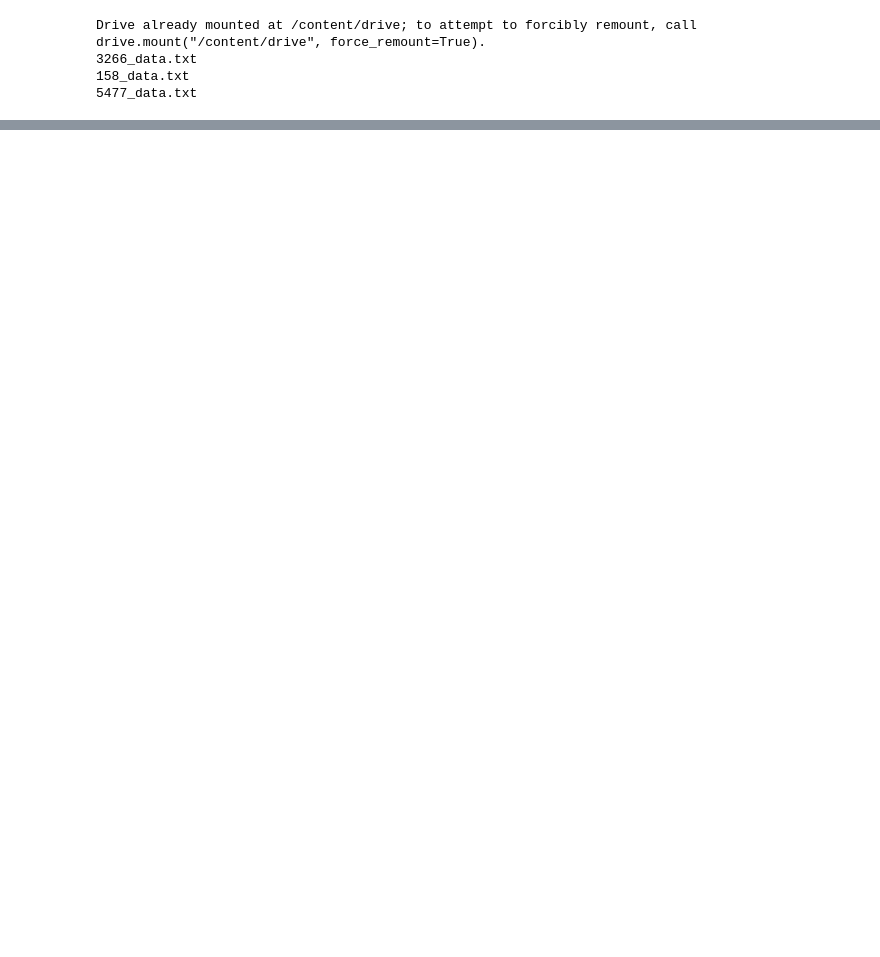
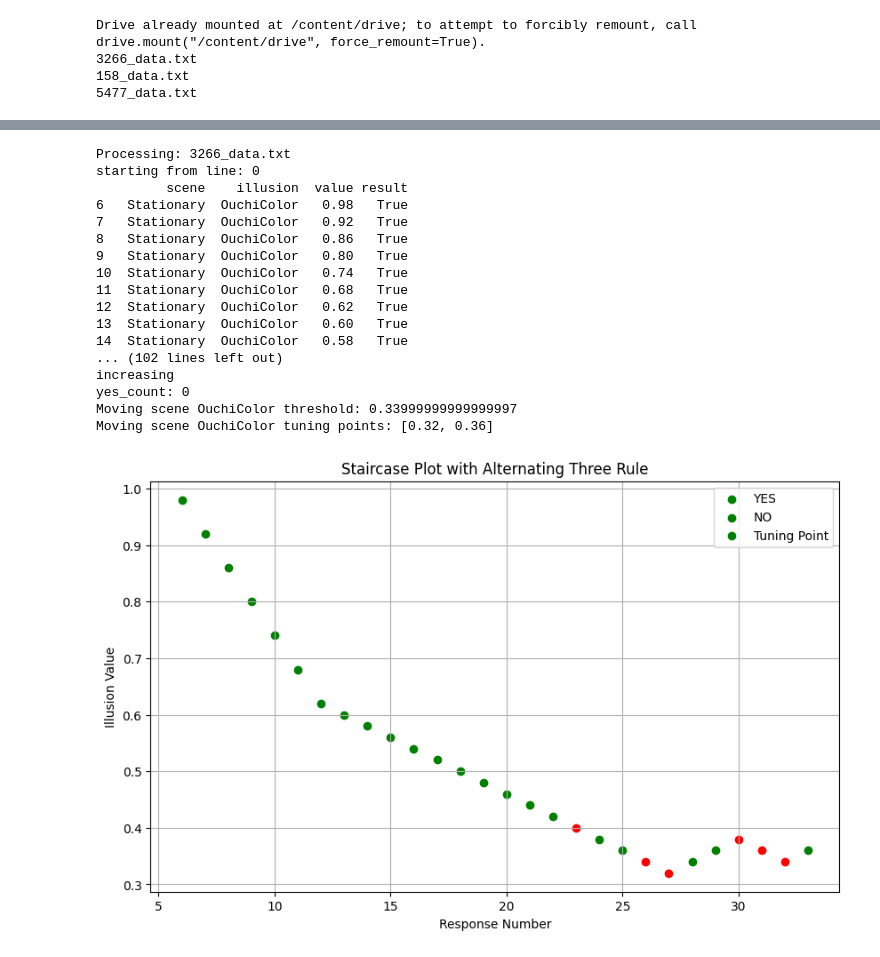
Before and after one commit to syKevinPeng/ExperimentResultAnalysis, a Jupyter notebook: result_analysis.ipynb, the cells around one changed output, grey strips where cells are left out. Drawn from its saved outputs; the diff is of its cells as text; code cells hidden in the pictures; blank space fills up the shorter version.

Commit message:
update staircase analysis

```diff
--- a/result_analysis.ipynb
+++ b/result_analysis.ipynb
@@ -128,10 +124,6 @@ def process_one_result(file_name):
     df = df[["scene", "illusion", "value", "result"]]
     # make value column to float type
     df["value"] = df["value"].astype(float)
-
-    # illusion Pattern:
-    illusion_patns = df["illusion"].unique()
-    print(f'illusion patterns: {illusion_patns}')
     # convert result column to bool
     # Stationary scene
     stationary_scene = df[df["scene"] == "Stationary"]
@@ -143,19 +135,4 @@ def process_one_result(file_name):
     if moving_scene.empty:
         print("Moving scene not found")
         return
-
-    # For this phycophysics experiment, we used staircase method, where we need
-    # to find the tunning point and calculate the average of the turning point to determine the threshold
-    for illusion_pattern in illusion_patns:
-      illusion_pattern_data = stationary_scene[stationary_scene["illusion"] == illusion_pattern]
-      if illusion_pattern_data.empty:
-        print(f"Illusion pattern {illusion_pattern} not found")
-        continue
-      moving_scene_threshold, moving_scene_tuning_points = analyze_staircase_with_alternating_three_rule(illusion_pattern_data)
-      print(f'Moving scene {illusion_pattern} threshold: {moving_scene_threshold}')
-      print(f'Moving scene {illusion_pattern} tuning points: {moving_scene_tuning_points}')
-      plot_staircase_with_alternating_three_rule(illusion_pattern_data, moving_scene_tuning_points)
+    return stationary_scene, moving_scene
-# %%
-for file in file_list:
-  process_one_result(file)
-  break
@@ -177,0 +139,40 @@ Moving scene WheelLength tuning points: []
+# %%
+for file in file_list:
+  stationary_scene, moving_scene = process_one_result(file)
+  # illusion Pattern:
+  illusion_patns = stationary_scene["illusion"].unique()
+
+
+  # For this phycophysics experiment, we used staircase method, where we need
+  # to find the tunning point and calculate the average of the turning point to determine the threshold
+  for illusion_pattern in illusion_patns:
+    illusion_pattern_data = stationary_scene[stationary_scene["illusion"] == illusion_pattern]
+    print(illusion_pattern_data)
+    if illusion_pattern_data.empty:
+      print(f"Illusion pattern {illusion_pattern} not found")
+      continue
+    moving_scene_threshold, moving_scene_tuning_points = analyze_staircase_with_alternating_three_rule(illusion_pattern_data)
+    print(f'Moving scene {illusion_pattern} threshold: {moving_scene_threshold}')
+    print(f'Moving scene {illusion_pattern} tuning points: {moving_scene_tuning_points}')
+    plot_staircase_with_alternating_three_rule(illusion_pattern_data, moving_scene_tuning_points)
+    break
+  break
+# %% [output]
+Processing: 3266_data.txt
+starting from line: 0
+         scene    illusion  value result
+6   Stationary  OuchiColor   0.98   True
+7   Stationary  OuchiColor   0.92   True
+8   Stationary  OuchiColor   0.86   True
+9   Stationary  OuchiColor   0.80   True
+10  Stationary  OuchiColor   0.74   True
+11  Stationary  OuchiColor   0.68   True
+12  Stationary  OuchiColor   0.62   True
+13  Stationary  OuchiColor   0.60   True
+14  Stationary  OuchiColor   0.58   True
+... (102 lines left out)
+increasing
+yes_count: 0
+Moving scene OuchiColor threshold: 0.33999999999999997
+Moving scene OuchiColor tuning points: [0.32, 0.36]
+[figure, added]
```
Also changed, not shown: parts of 3 cells of this notebook.
